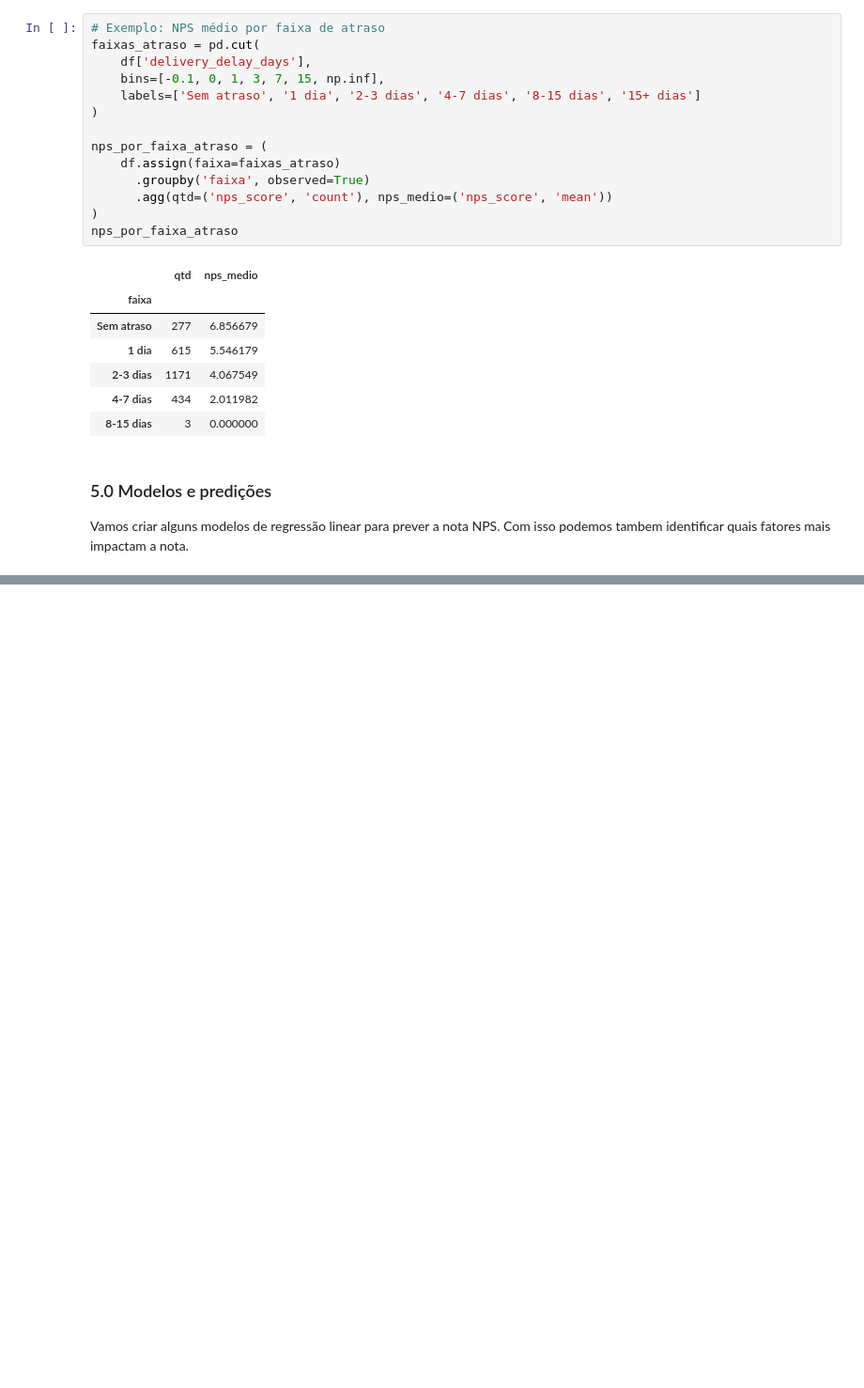
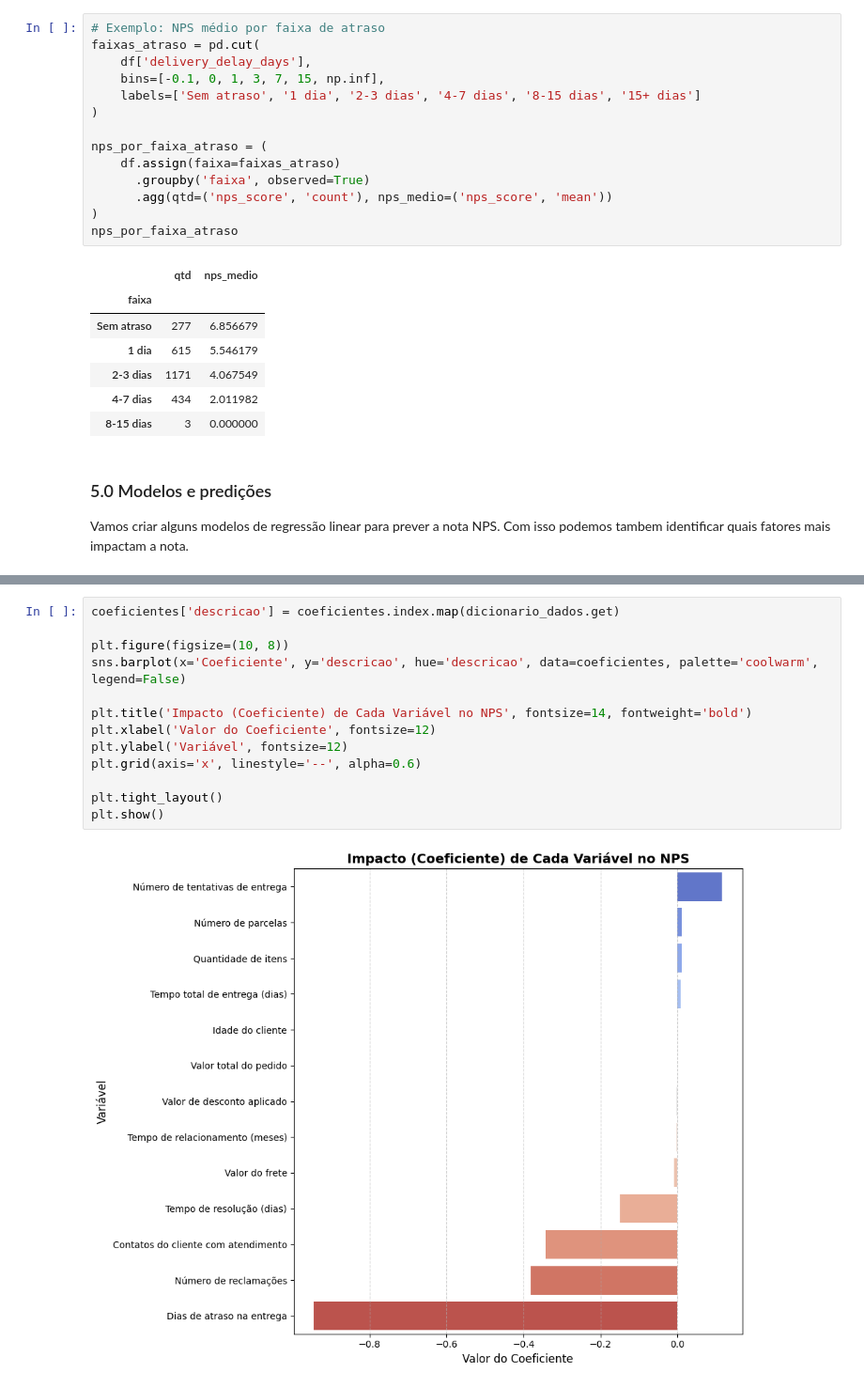
Before and after one commit to Joaodanieljr/fiap-ds-ia-tech-challenge-1, a Jupyter notebook: notebooks/Tech_Challenge_Grupo_61.ipynb, the cells around one changed output, grey strips where cells are left out. Shown at 94% size. Cells and saved outputs as stored; diff of their text form; blank space fills up the shorter version.

```diff
--- a/notebooks/Tech_Challenge_Grupo_61.ipynb
+++ b/notebooks/Tech_Challenge_Grupo_61.ipynb
@@ -785,0 +837,15 @@ plt.show()
+# %%
+coeficientes['descricao'] = coeficientes.index.map(dicionario_dados.get)
+
+plt.figure(figsize=(10, 8))
+sns.barplot(x='Coeficiente', y='descricao', hue='descricao', data=coeficientes, palette='coolwarm', legend=False)
+
+plt.title('Impacto (Coeficiente) de Cada Variável no NPS', fontsize=14, fontweight='bold')
+plt.xlabel('Valor do Coeficiente', fontsize=12)
+plt.ylabel('Variável', fontsize=12)
+plt.grid(axis='x', linestyle='--', alpha=0.6)
+
+plt.tight_layout()
+plt.show()
+# %% [output]
+[figure, added]
```
Also changed, not shown: parts of 18 cells of this notebook.
